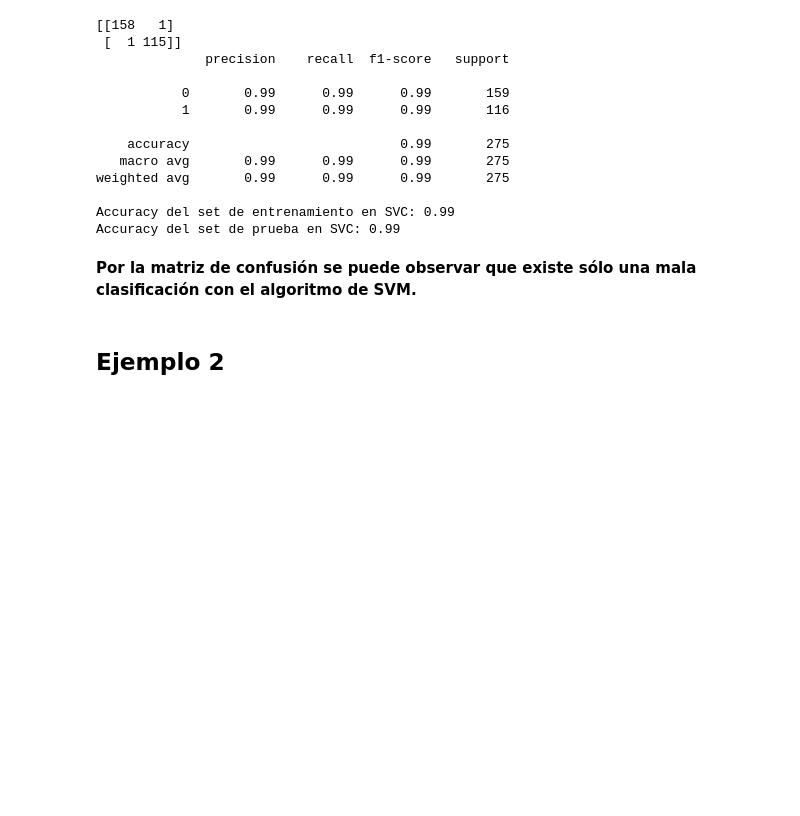
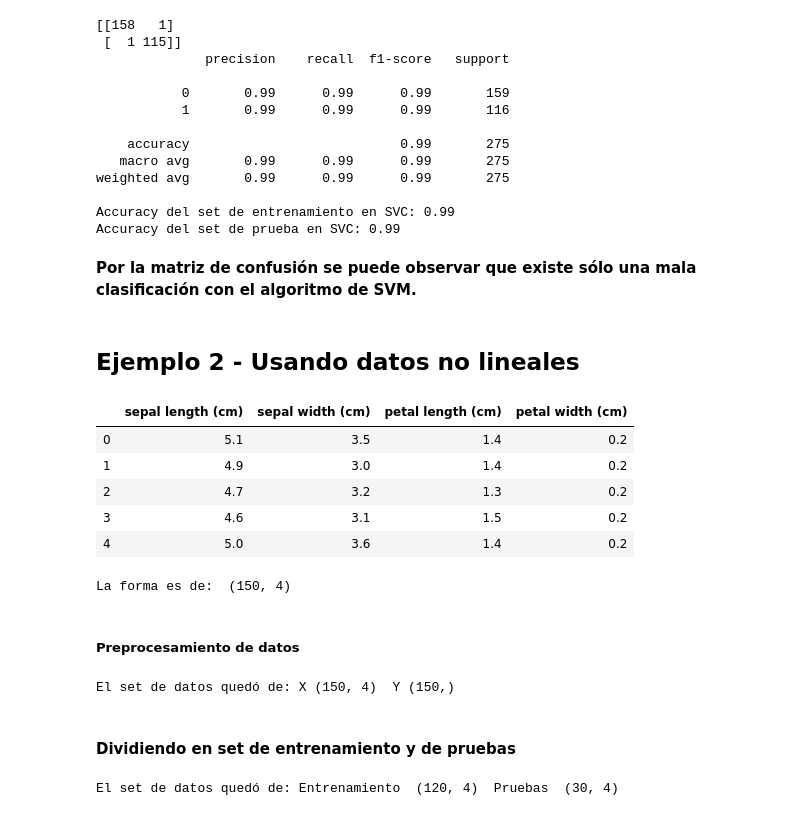
Before and after one commit to dvallesc/SVM-statisticalLearning, a Jupyter notebook: SVM-DiegoValle-20003022.ipynb, the cells around one changed output. Cells and saved outputs as stored; diff of their text form; code cells hidden in the pictures; blank space fills up the shorter version.

```diff
--- a/SVM-DiegoValle-20003022.ipynb
+++ b/SVM-DiegoValle-20003022.ipynb
@@ -136,7 +136,34 @@ Accuracy del set de prueba en SVC: 0.99
 # %% [markdown]
 **Por la matriz de confusión se puede observar que existe sólo una mala clasificación con el algoritmo de SVM.**
 # %% [markdown]
-## Ejemplo 2
+## Ejemplo 2 - Usando datos no lineales
 # %%
 iris = load_iris()
 iris_data = pd.DataFrame(iris.data, columns = iris.feature_names)
+iris_data.head()
+# %% [output]
+|  | sepal length (cm) | sepal width (cm) | petal length (cm) | petal width (cm) |
+| 0 | 5.1 | 3.5 | 1.4 | 0.2 |
+| 1 | 4.9 | 3.0 | 1.4 | 0.2 |
+| 2 | 4.7 | 3.2 | 1.3 | 0.2 |
+| 3 | 4.6 | 3.1 | 1.5 | 0.2 |
+| 4 | 5.0 | 3.6 | 1.4 | 0.2 |
+# %%
+print("La forma es de: ", iris_data.shape)
+# %% [output]
+La forma es de:  (150, 4)
+# %% [markdown]
+##### Preprocesamiento de datos
+# %%
+x = iris.data[:, :]
+y = iris.target
+print("El set de datos quedó de: X",x.shape," Y",y.shape)
+# %% [output]
+El set de datos quedó de: X (150, 4)  Y (150,)
+# %% [markdown]
+#### Dividiendo en set de entrenamiento y de pruebas
+# %%
+x_train, x_test, y_train, y_test = train_test_split(x, y, test_size = 0.20)
+print("El set de datos quedó de: Entrenamiento ",x_train.shape," Pruebas ",x_test.shape)
+# %% [output]
+El set de datos quedó de: Entrenamiento  (120, 4)  Pruebas  (30, 4)
```
Also changed, not shown: parts of 14 cells of this notebook.
